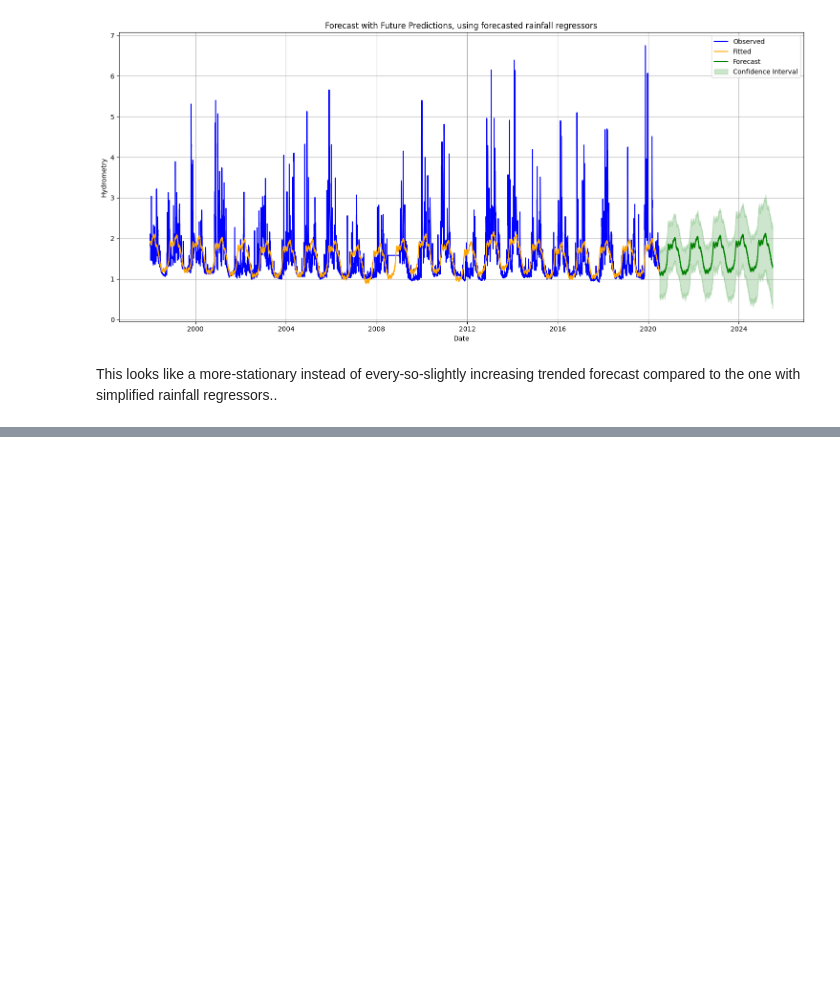
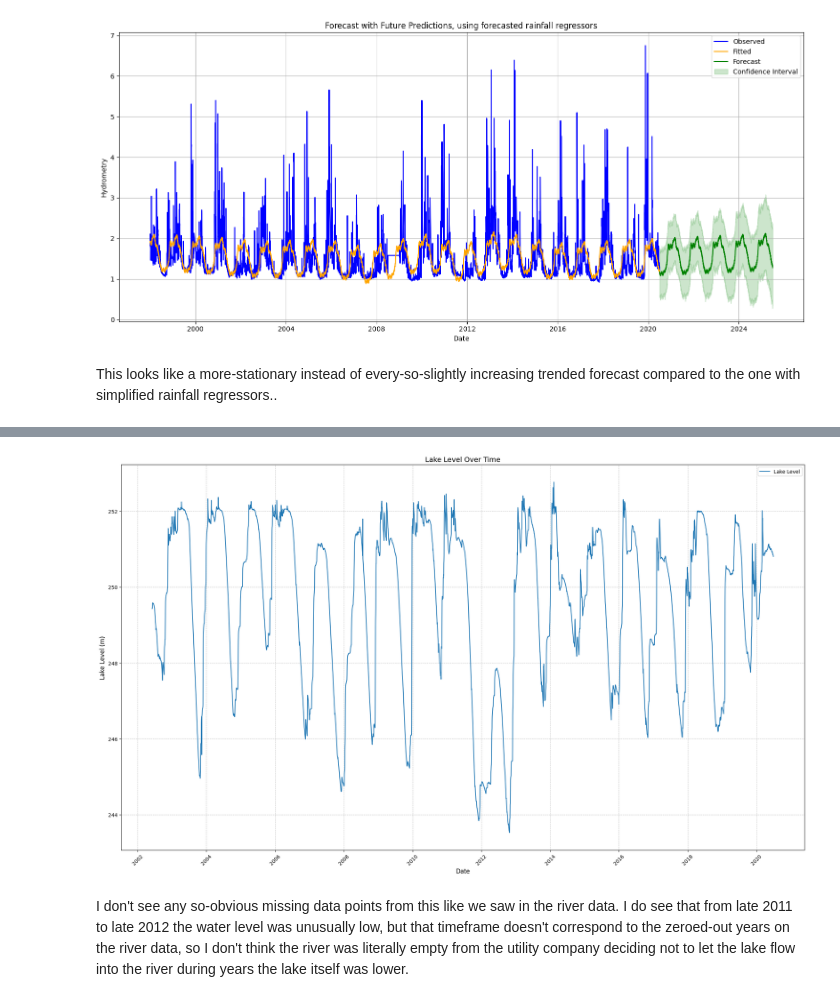
Before and after one commit to NWinocur/kaggle-acea-water-prediction, a Jupyter notebook: src/explore.ipynb, the cells around one changed output, grey strips where cells are left out. Drawn from its saved outputs; the diff is of its cells as text; code cells hidden in the pictures; blank space fills up the shorter version.

Commit message:
Partway through analyzing lake data

```diff
--- a/src/explore.ipynb
+++ b/src/explore.ipynb
@@ -591,0 +594,4 @@ This looks like a more-stationary instead of every-so-slightly increasing trende
+# %%
+lake_df = pd.read_csv("../data/raw/lake_Bilancino.csv", sep=",")
+
+lake_df.head()
@@ -591,0 +609,3 @@ This looks like a more-stationary instead of every-so-slightly increasing trende
+# %%
+lake_df = lake_df[lake_df.Lake_Level.notna()].reset_index(drop=True)
+lake_df.shape
@@ -591,0 +627,5 @@ This looks like a more-stationary instead of every-so-slightly increasing trende
+# %%
+lake_df['Date'] = pd.to_datetime(lake_df['Date'], dayfirst=True) # setting dayfirst=True appears more compatible with Prophet than setting format = '%d/%m/%Y')
+lake_df.set_index('Date', inplace=True) # if we stuck with integer indes instead of DatetimeIndex, then a later time-based interpolation would error
+
+lake_df.head()
@@ -591,0 +640,21 @@ This looks like a more-stationary instead of every-so-slightly increasing trende
+# %%
+plt.figure(figsize=(20, 12))
+plt.plot(lake_df.index, lake_df['Lake_Level'], label='Lake Level')
+
+plt.title('Lake Level Over Time', fontsize=14)
+plt.xlabel('Date', fontsize=12)
+plt.ylabel('Lake Level (m)', fontsize=12)
+plt.grid(True, linestyle='--', alpha=0.7)
+
+# Rotate x-axis labels for better readability
+plt.xticks(rotation=45)
+
+plt.legend()
+
+plt.tight_layout()
+
+plt.show()
+# %% [output]
+[figure, added]
+# %% [markdown]
+I don't see any so-obvious missing data points from this like we saw in the river data. I do see that from late 2011 to late 2012 the water level was unusually low, but that timeframe doesn't correspond to the zeroed-out years on the river data, so I don't think the river was literally empty from the utility company deciding not to let the lake flow into the river during years the lake itself was lower.
```
Also changed, not shown: parts of 11 cells of this notebook.
